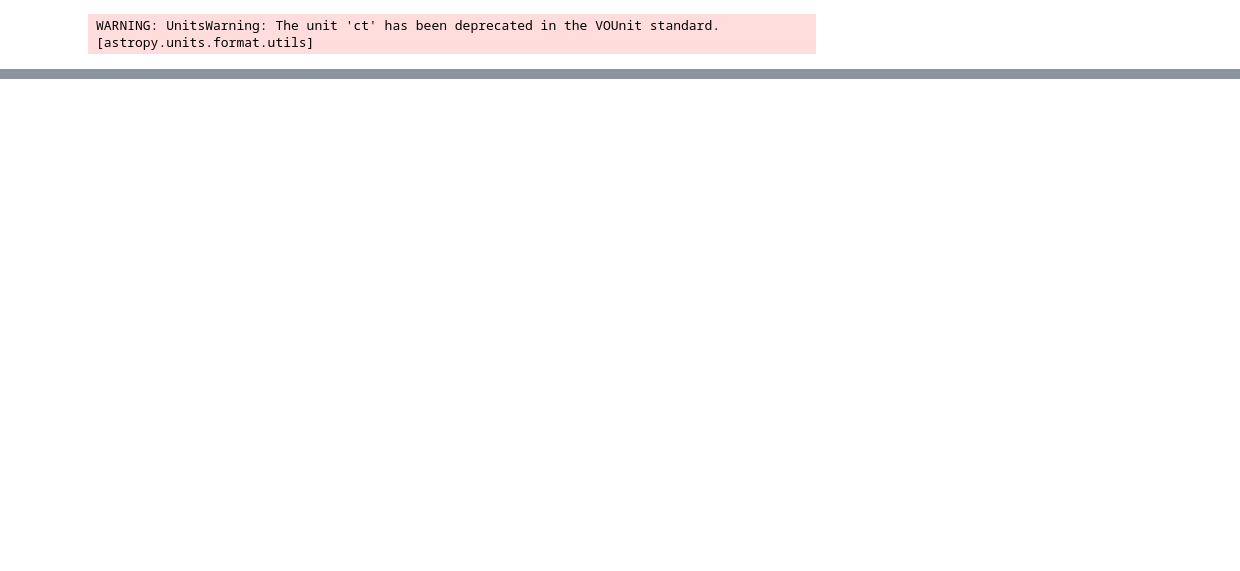
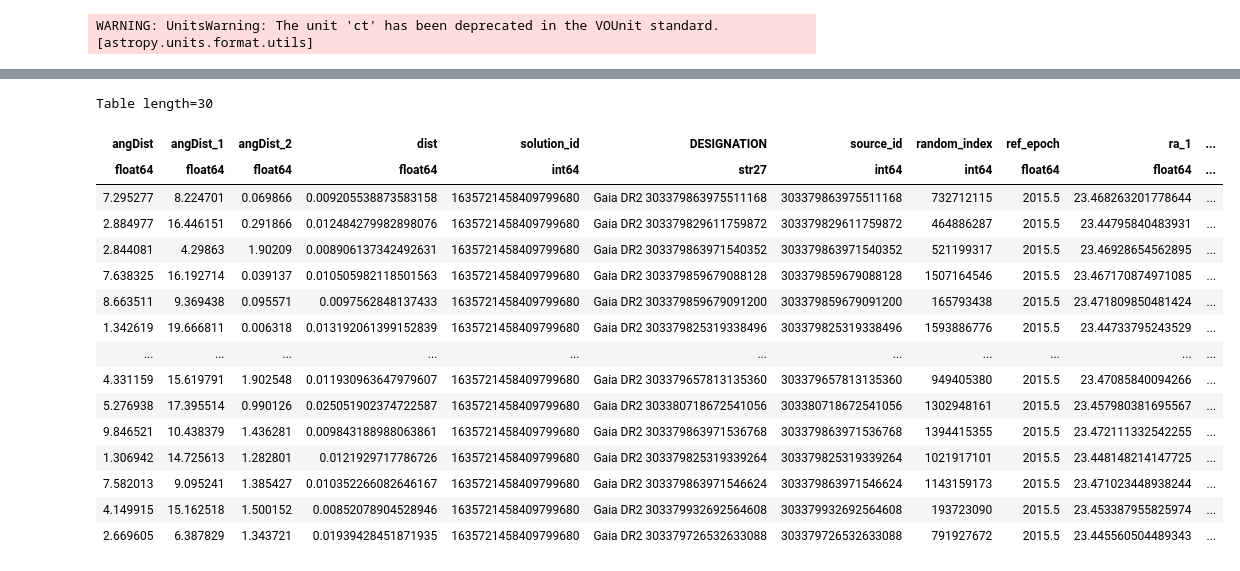
Before and after one commit to AstroTaffer/MEN-681301-OAM, a Jupyter notebook: zwicky1.ipynb, the cells around one changed output, grey strips where cells are left out. Saved outputs shown, nothing was run; the diff lists cells and outputs as text; code cells hidden in the pictures; blank space fills up the shorter version.

```diff
--- a/zwicky1.ipynb
+++ b/zwicky1.ipynb
@@ -94,0 +135,21 @@ HTTPError: 400 Client Error: Mauvaise Requête for url: http://cdsxmatch.u-stras
+# %%
+match3 = XMatch.query(cat1=match2, cat2=f'vizier:{cats[2]}', max_distance=10 * u.arcsec, colRA1='ra', colDec1='dec')
+match3
+# %% [output]
+Table length=30
+| angDist | angDist_1 | angDist_2 | dist | solution_id | DESIGNATION | source_id | random_index | ref_epoch | ra_1 | ... |
+| float64 | float64 | float64 | float64 | int64 | str27 | int64 | int64 | float64 | float64 | ... |
+| 7.295277 | 8.224701 | 0.069866 | 0.009205538873583158 | 1635721458409799680 | Gaia DR2 303379863975511168 | 303379863975511168 | 732712115 | 2015.5 | 23.468263201778644 | ... |
+| 2.884977 | 16.446151 | 0.291866 | 0.012484279982898076 | 1635721458409799680 | Gaia DR2 303379829611759872 | 303379829611759872 | 464886287 | 2015.5 | 23.44795840483931 | ... |
+| 2.844081 | 4.29863 | 1.90209 | 0.008906137342492631 | 1635721458409799680 | Gaia DR2 303379863971540352 | 303379863971540352 | 521199317 | 2015.5 | 23.46928654562895 | ... |
+| 7.638325 | 16.192714 | 0.039137 | 0.010505982118501563 | 1635721458409799680 | Gaia DR2 303379859679088128 | 303379859679088128 | 1507164546 | 2015.5 | 23.467170874971085 | ... |
+| 8.663511 | 9.369438 | 0.095571 | 0.0097562848137433 | 1635721458409799680 | Gaia DR2 303379859679091200 | 303379859679091200 | 165793438 | 2015.5 | 23.471809850481424 | ... |
+| 1.342619 | 19.666811 | 0.006318 | 0.013192061399152839 | 1635721458409799680 | Gaia DR2 303379825319338496 | 303379825319338496 | 1593886776 | 2015.5 | 23.44733795243529 | ... |
+| ... | ... | ... | ... | ... | ... | ... | ... | ... | ... | ... |
+| 4.331159 | 15.619791 | 1.902548 | 0.011930963647979607 | 1635721458409799680 | Gaia DR2 303379657813135360 | 303379657813135360 | 949405380 | 2015.5 | 23.47085840094266 | ... |
+| 5.276938 | 17.395514 | 0.990126 | 0.025051902374722587 | 1635721458409799680 | Gaia DR2 303380718672541056 | 303380718672541056 | 1302948161 | 2015.5 | 23.457980381695567 | ... |
+| 9.846521 | 10.438379 | 1.436281 | 0.009843188988063861 | 1635721458409799680 | Gaia DR2 303379863971536768 | 303379863971536768 | 1394415355 | 2015.5 | 23.472111332542255 | ... |
+| 1.306942 | 14.725613 | 1.282801 | 0.0121929717786726 | 1635721458409799680 | Gaia DR2 303379825319339264 | 303379825319339264 | 1021917101 | 2015.5 | 23.448148214147725 | ... |
+| 7.582013 | 9.095241 | 1.385427 | 0.010352266082646167 | 1635721458409799680 | Gaia DR2 303379863971546624 | 303379863971546624 | 1143159173 | 2015.5 | 23.471023448938244 | ... |
+| 4.149915 | 15.162518 | 1.500152 | 0.00852078904528946 | 1635721458409799680 | Gaia DR2 303379932692564608 | 303379932692564608 | 193723090 | 2015.5 | 23.453387955825974 | ... |
+| 2.669605 | 6.387829 | 1.343721 | 0.01939428451871935 | 1635721458409799680 | Gaia DR2 303379726532633088 | 303379726532633088 | 791927672 | 2015.5 | 23.445560504489343 | ... |
```
Also changed, not shown: parts of 6 cells of this notebook.
